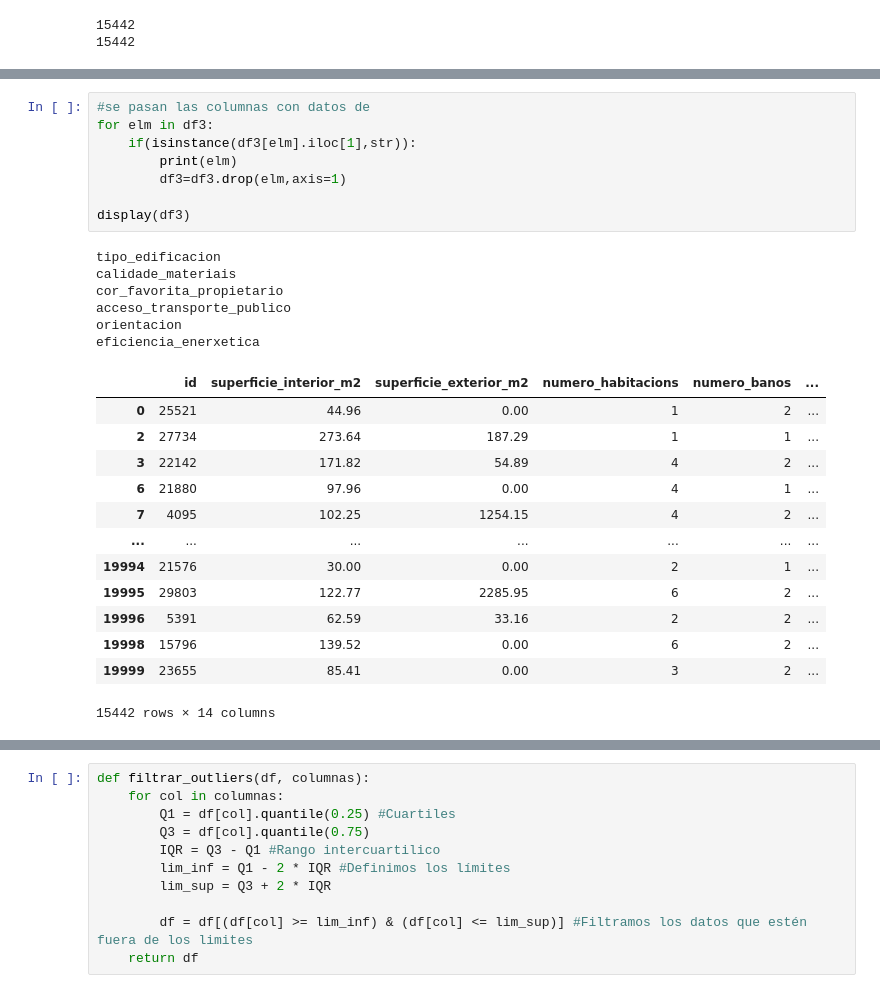
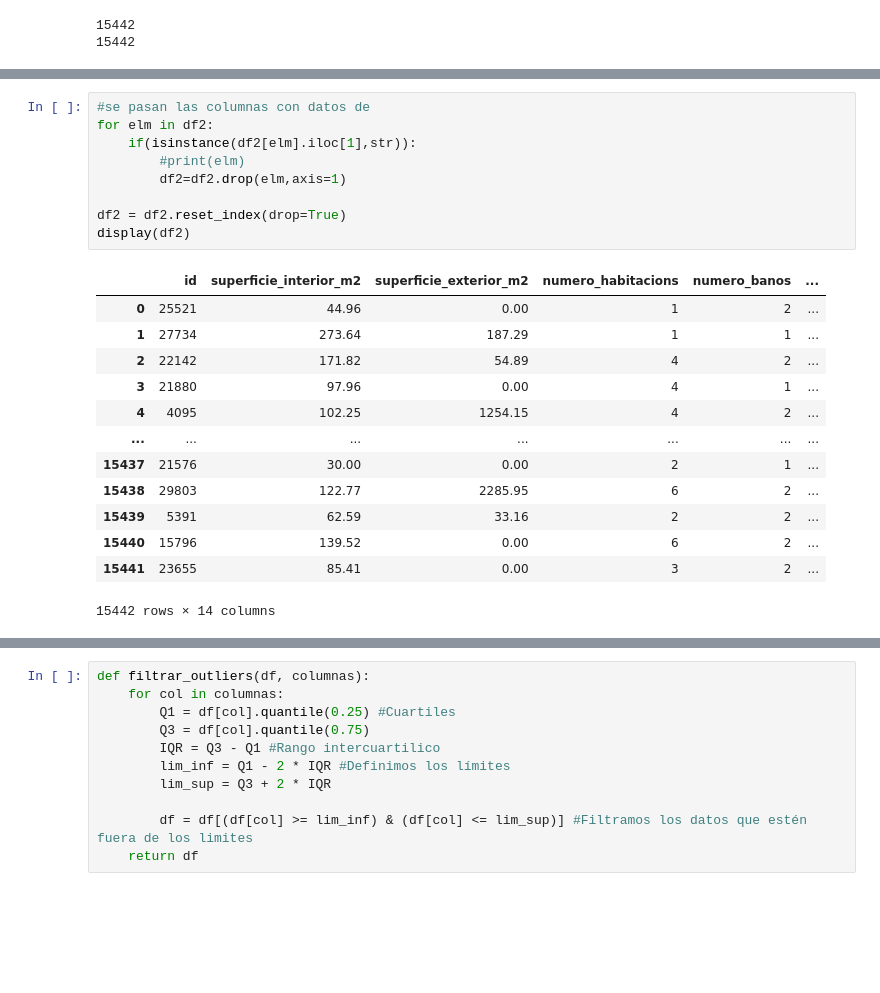
Before and after one commit to AnxoTrillo/lab_kaggle, a Jupyter notebook: primer_test.ipynb, the cells around one changed output, grey strips where cells are left out. Drawn from its saved outputs; the diff is of its cells as text; blank space fills up the shorter version.

```diff
--- a/primer_test.ipynb
+++ b/primer_test.ipynb
@@ -153,29 +150,24 @@ display(df3)
 15442 rows × 20 columns
 # %%
 #se pasan las columnas con datos de
-for elm in df3:
-    if(isinstance(df3[elm].iloc[1],str)):
-        print(elm)
-        df3=df3.drop(elm,axis=1)
+for elm in df2:
+    if(isinstance(df2[elm].iloc[1],str)):
+        #print(elm)
+        df2=df2.drop(elm,axis=1)
 
-display(df3)
+df2 = df2.reset_index(drop=True)
+display(df2)
 # %% [output]
+|  | id | superficie_interior_m2 | superficie_exterior_m2 | numero_habitacions | numero_banos | ... |
+| 0 | 25521 | 44.96 | 0.00 | 1 | 2 | ... |
+| 1 | 27734 | 273.64 | 187.29 | 1 | 1 | ... |
+| 2 | 22142 | 171.82 | 54.89 | 4 | 2 | ... |
+| 3 | 21880 | 97.96 | 0.00 | 4 | 1 | ... |
+| 4 | 4095 | 102.25 | 1254.15 | 4 | 2 | ... |
+| ... | ... | ... | ... | ... | ... | ... |
+| 15437 | 21576 | 30.00 | 0.00 | 2 | 1 | ... |
+| 15438 | 29803 | 122.77 | 2285.95 | 6 | 2 | ... |
+| 15439 | 5391 | 62.59 | 33.16 | 2 | 2 | ... |
+| 15440 | 15796 | 139.52 | 0.00 | 6 | 2 | ... |
+| 15441 | 23655 | 85.41 | 0.00 | 3 | 2 | ... |
-tipo_edificacion
-calidade_materiais
-cor_favorita_propietario
-acceso_transporte_publico
-orientacion
-eficiencia_enerxetica
+15442 rows × 14 columns
-|  | id | superficie_interior_m2 | superficie_exterior_m2 | numero_habitacions | numero_banos | ... |
-| 0 | 25521 | 44.96 | 0.00 | 1 | 2 | ... |
-| 2 | 27734 | 273.64 | 187.29 | 1 | 1 | ... |
-| 3 | 22142 | 171.82 | 54.89 | 4 | 2 | ... |
-| 6 | 21880 | 97.96 | 0.00 | 4 | 1 | ... |
-| 7 | 4095 | 102.25 | 1254.15 | 4 | 2 | ... |
-| ... | ... | ... | ... | ... | ... | ... |
-| 19994 | 21576 | 30.00 | 0.00 | 2 | 1 | ... |
-| 19995 | 29803 | 122.77 | 2285.95 | 6 | 2 | ... |
-| 19996 | 5391 | 62.59 | 33.16 | 2 | 2 | ... |
-| 19998 | 15796 | 139.52 | 0.00 | 6 | 2 | ... |
-| 19999 | 23655 | 85.41 | 0.00 | 3 | 2 | ... |
-15442 rows × 14 columns
```
Also changed, not shown: parts of 14 cells of this notebook, 4 other files.
